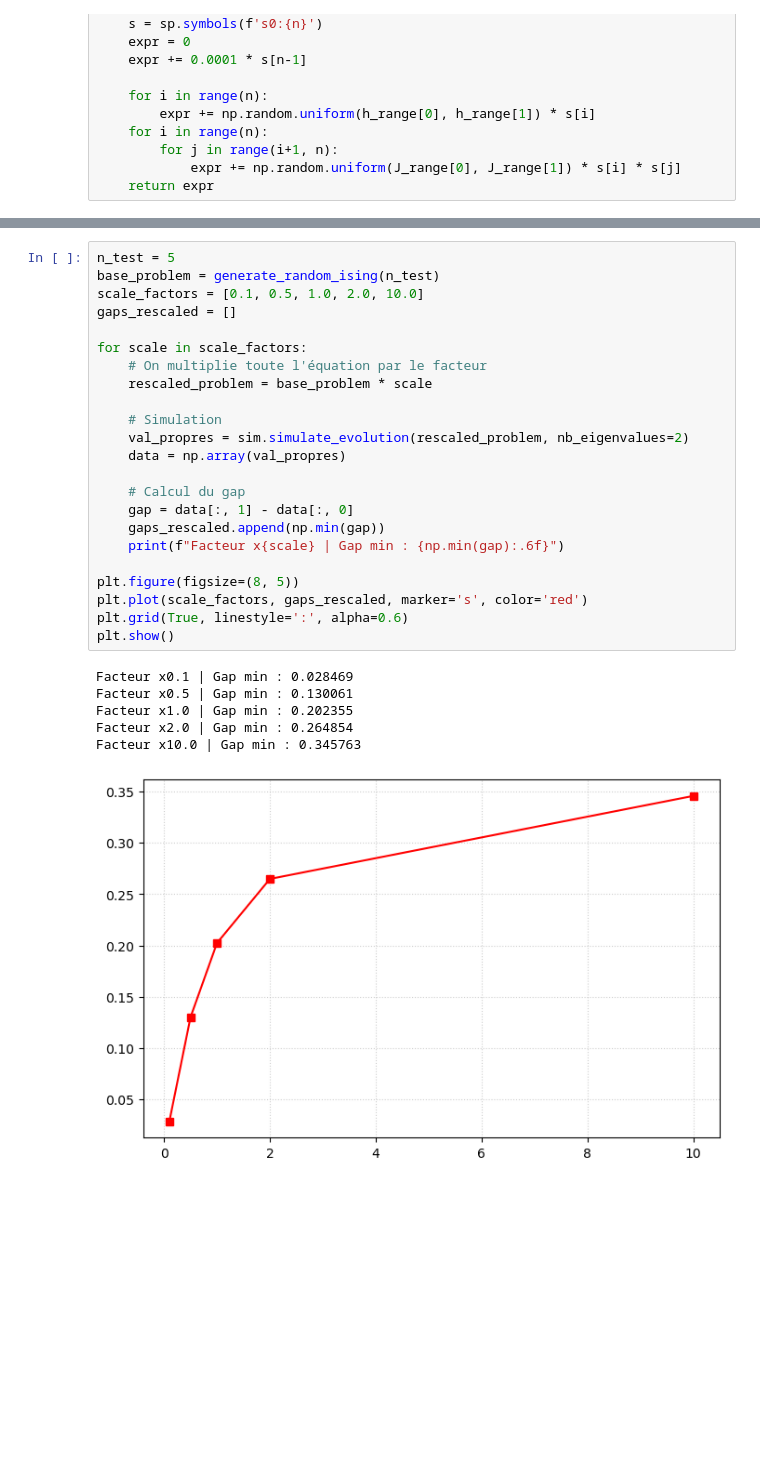
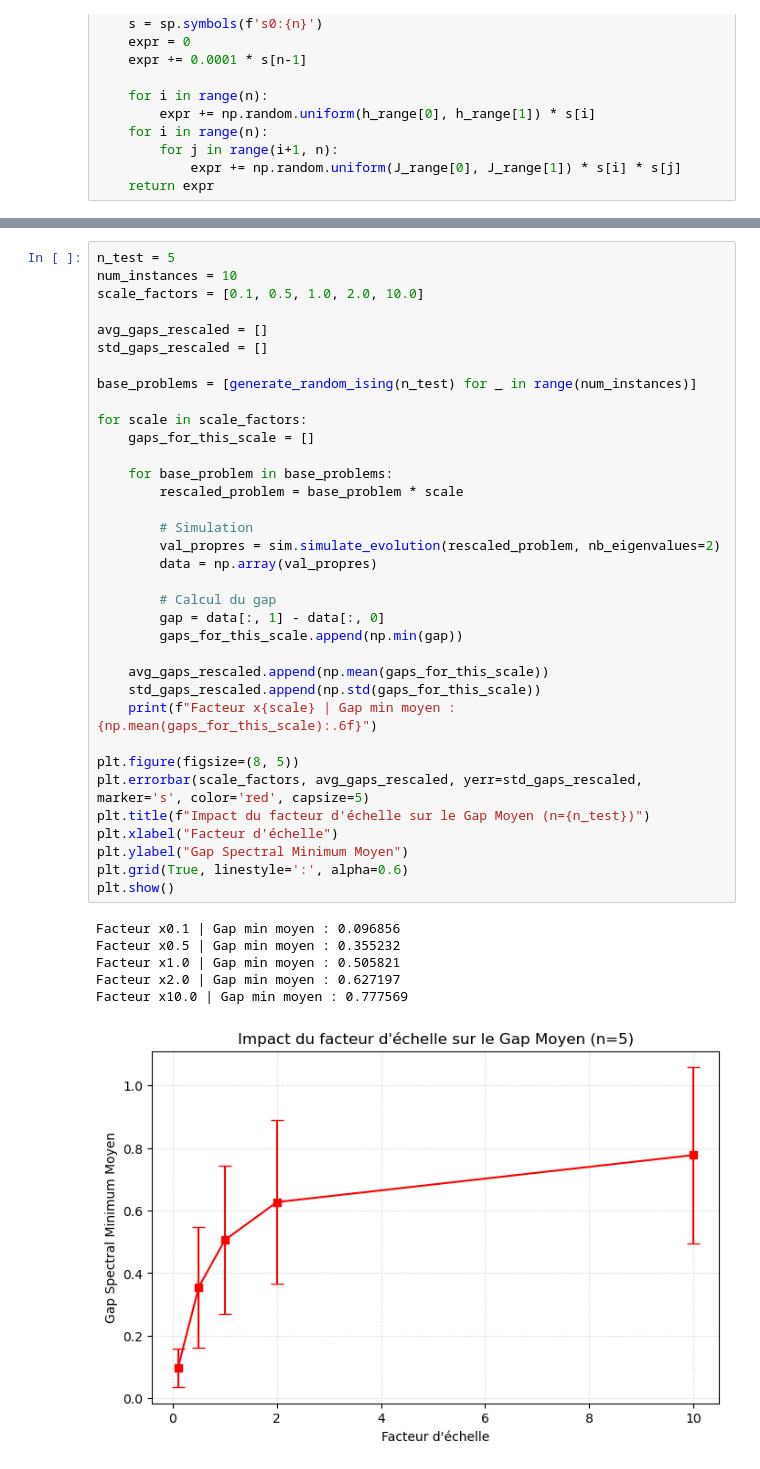
Before and after one commit to rmnbm/quantum-algorithms-lab, a Jupyter notebook: notebooks/called qa_noiseless_simulation.ipynb, the cells around one changed output, grey strips where cells are left out. Drawn from its saved outputs; the diff is of its cells as text; blank space fills up the shorter version.

```diff
--- a/notebooks/called qa_noiseless_simulation.ipynb
+++ b/notebooks/called qa_noiseless_simulation.ipynb
@@ -70,33 +77,45 @@ Q: Do you observe any difference concerning the spectral gap? How should it scal
 # %%
 n_test = 5
-base_problem = generate_random_ising(n_test)
+num_instances = 10
 scale_factors = [0.1, 0.5, 1.0, 2.0, 10.0]
-gaps_rescaled = []
+
+avg_gaps_rescaled = []
+std_gaps_rescaled = []
+
+base_problems = [generate_random_ising(n_test) for _ in range(num_instances)]
 
 for scale in scale_factors:
-    # On multiplie toute l'équation par le facteur
-    rescaled_problem = base_problem * scale
+    gaps_for_this_scale = []
 
-    # Simulation
-    val_propres = sim.simulate_evolution(rescaled_problem, nb_eigenvalues=2)
-    data = np.array(val_propres)
+    for base_problem in base_problems:
+        rescaled_problem = base_problem * scale
 
-    # Calcul du gap
-    gap = data[:, 1] - data[:, 0]
-    gaps_rescaled.append(np.min(gap))
-    print(f"Facteur x{scale} | Gap min : {np.min(gap):.6f}")
+        # Simulation
+        val_propres = sim.simulate_evolution(rescaled_problem, nb_eigenvalues=2)
+        data = np.array(val_propres)
+
+        # Calcul du gap
+        gap = data[:, 1] - data[:, 0]
+        gaps_for_this_scale.append(np.min(gap))
+
+    avg_gaps_rescaled.append(np.mean(gaps_for_this_scale))
+    std_gaps_rescaled.append(np.std(gaps_for_this_scale))
+    print(f"Facteur x{scale} | Gap min moyen : {np.mean(gaps_for_this_scale):.6f}")
 
 plt.figure(figsize=(8, 5))
-plt.plot(scale_factors, gaps_rescaled, marker='s', color='red')
+plt.errorbar(scale_factors, avg_gaps_rescaled, yerr=std_gaps_rescaled, marker='s', color='red', capsize=5)
+plt.title(f"Impact du facteur d'échelle sur le Gap Moyen (n={n_test})")
+plt.xlabel("Facteur d'échelle")
+plt.ylabel("Gap Spectral Minimum Moyen")
 plt.grid(True, linestyle=':', alpha=0.6)
 plt.show()
 # %% [output]
-Facteur x0.1 | Gap min : 0.028469
-Facteur x0.5 | Gap min : 0.130061
-Facteur x1.0 | Gap min : 0.202355
-Facteur x2.0 | Gap min : 0.264854
-Facteur x10.0 | Gap min : 0.345763
+Facteur x0.1 | Gap min moyen : 0.096856
+Facteur x0.5 | Gap min moyen : 0.355232
+Facteur x1.0 | Gap min moyen : 0.505821
+Facteur x2.0 | Gap min moyen : 0.627197
+Facteur x10.0 | Gap min moyen : 0.777569
-[figure, old version]
+[figure, new version]
 # %% [markdown]
 Q: In quantum annealers, the programming range of h_i and J_ij values is always finite
 (for example hi ∈ [−1, +1] and hi,j ∈ [−2, +2] ). If we need to rescale the values of
```
Also changed, not shown: parts of 4 cells of this notebook.
